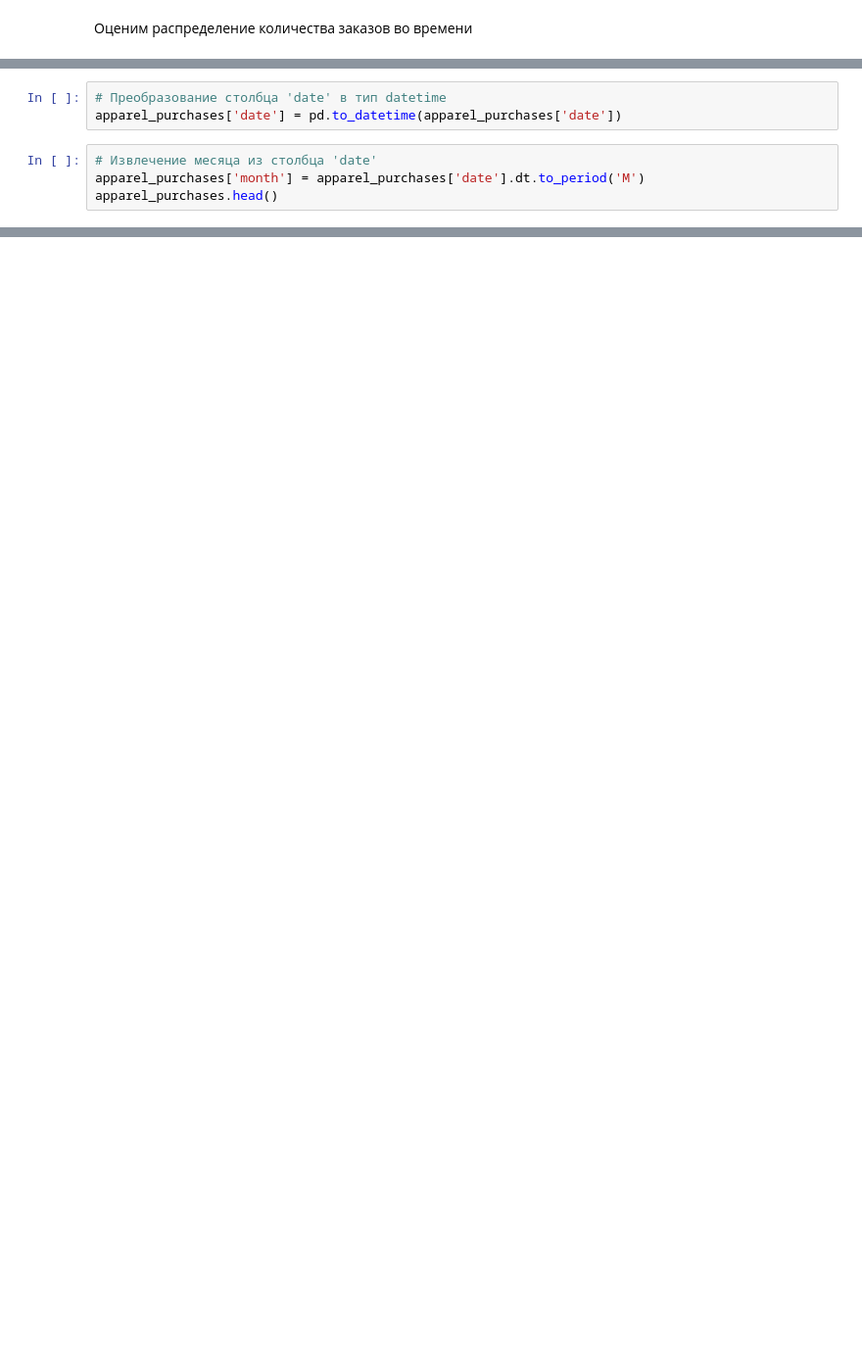
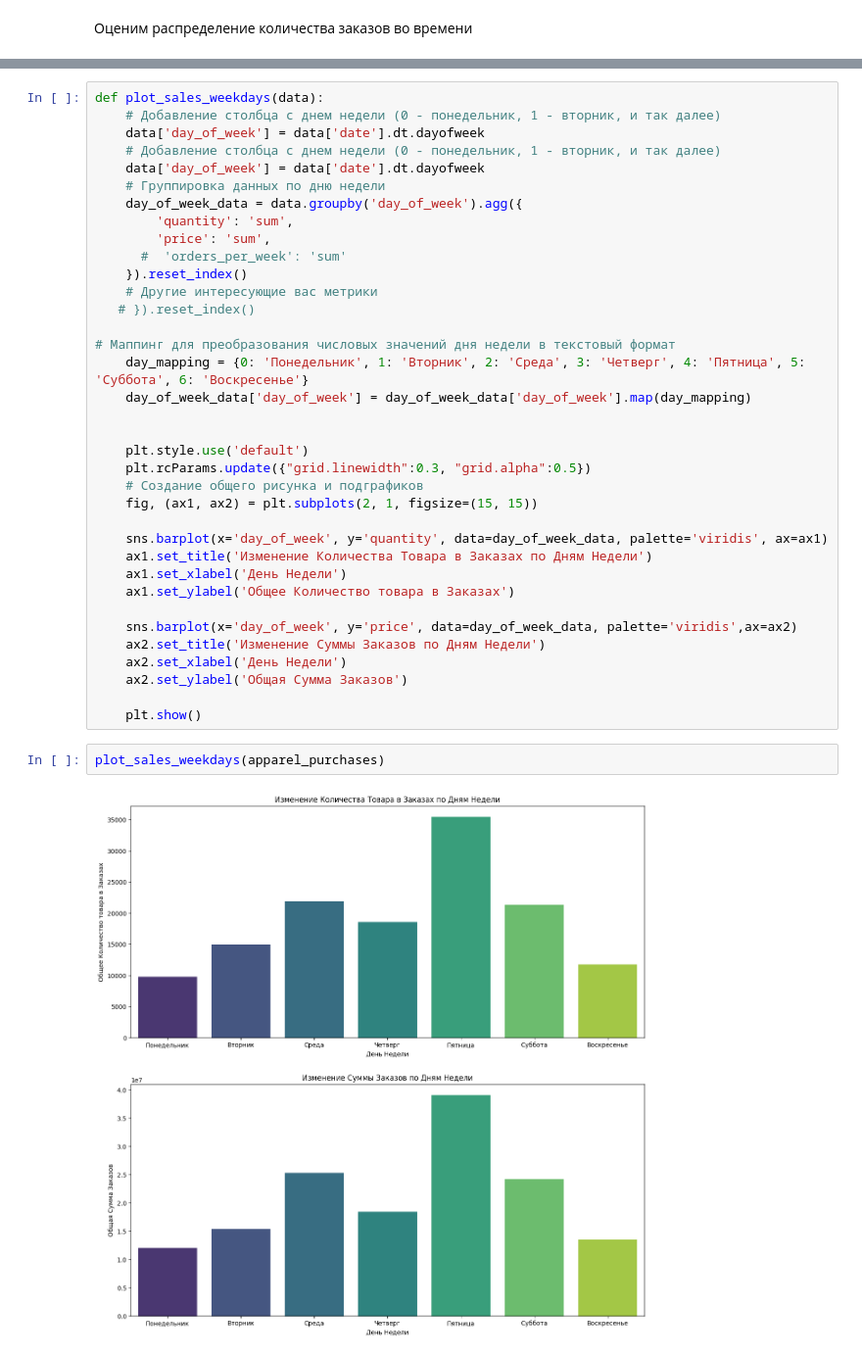
Before and after one commit to keda88/Portfolio, a Jupyter notebook: Активность ПОКУПАТЕЛЕЙ/buyer_activity.ipynb, the cells around one changed output, grey strips where cells are left out. Shown: that part at 98% size. Saved outputs shown, nothing was run; the diff lists cells and outputs as text; blank space fills up the shorter version.

```diff
--- a/Активность ПОКУПАТЕЛЕЙ/buyer_activity.ipynb
+++ b/Активность ПОКУПАТЕЛЕЙ/buyer_activity.ipynb
@@ -350,7 +264,0 @@ Timestamp('2023-10-26 00:00:00')
-# %%
-# Преобразование столбца 'date' в тип datetime
-apparel_purchases['date'] = pd.to_datetime(apparel_purchases['date'])
-# %%
-# Извлечение месяца из столбца 'date'
-apparel_purchases['month'] = apparel_purchases['date'].dt.to_period('M')
-apparel_purchases.head()
@@ -449,0 +310,40 @@ IndentationError: unexpected indent (4038931746.py, line 8)
+# %%
+def plot_sales_weekdays(data):
+    # Добавление столбца с днем недели (0 - понедельник, 1 - вторник, и так далее)
+    data['day_of_week'] = data['date'].dt.dayofweek
+    # Добавление столбца с днем недели (0 - понедельник, 1 - вторник, и так далее)
+    data['day_of_week'] = data['date'].dt.dayofweek
+    # Группировка данных по дню недели
+    day_of_week_data = data.groupby('day_of_week').agg({
+        'quantity': 'sum',
+        'price': 'sum',
+      #  'orders_per_week': 'sum'
+    }).reset_index()
+    # Другие интересующие вас метрики
+   # }).reset_index()
+
+# Маппинг для преобразования числовых значений дня недели в текстовый формат
+    day_mapping = {0: 'Понедельник', 1: 'Вторник', 2: 'Среда', 3: 'Четверг', 4: 'Пятница', 5: 'Суббота', 6: 'Воскресенье'}
+    day_of_week_data['day_of_week'] = day_of_week_data['day_of_week'].map(day_mapping)
+
+
+    plt.style.use('default')
+    plt.rcParams.update({"grid.linewidth":0.3, "grid.alpha":0.5})
+    # Создание общего рисунка и подграфиков
+    fig, (ax1, ax2) = plt.subplots(2, 1, figsize=(15, 15))
+
+    sns.barplot(x='day_of_week', y='quantity', data=day_of_week_data, palette='viridis', ax=ax1)
+    ax1.set_title('Изменение Количества Товара в Заказах по Дням Недели')
+    ax1.set_xlabel('День Недели')
+    ax1.set_ylabel('Общее Количество товара в Заказах')
+
+    sns.barplot(x='day_of_week', y='price', data=day_of_week_data, palette='viridis',ax=ax2)
+    ax2.set_title('Изменение Суммы Заказов по Дням Недели')
+    ax2.set_xlabel('День Недели')
+    ax2.set_ylabel('Общая Сумма Заказов')
+
+    plt.show()
+# %%
+plot_sales_weekdays(apparel_purchases)
+# %% [output]
+[figure, added]
```
Also changed, not shown: parts of 37 cells of this notebook.
